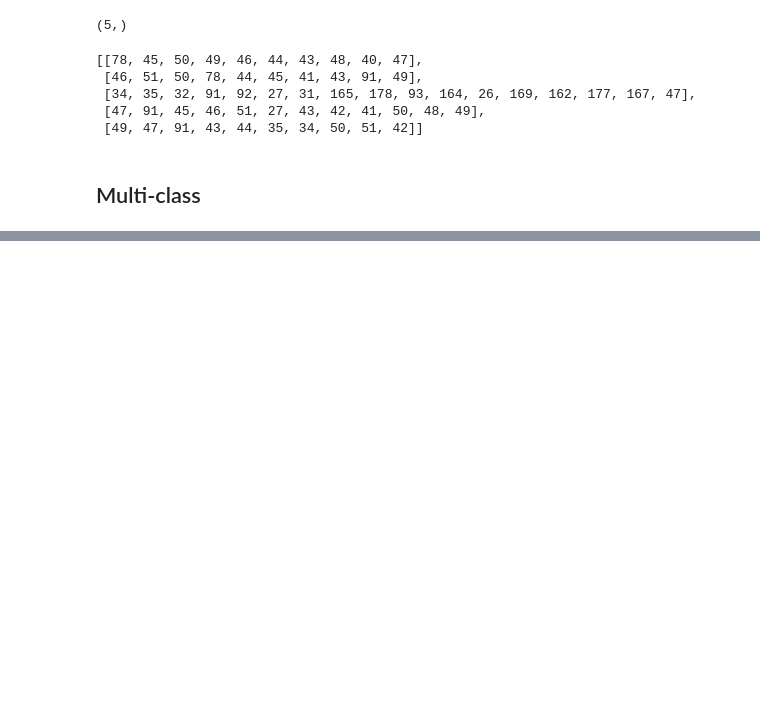
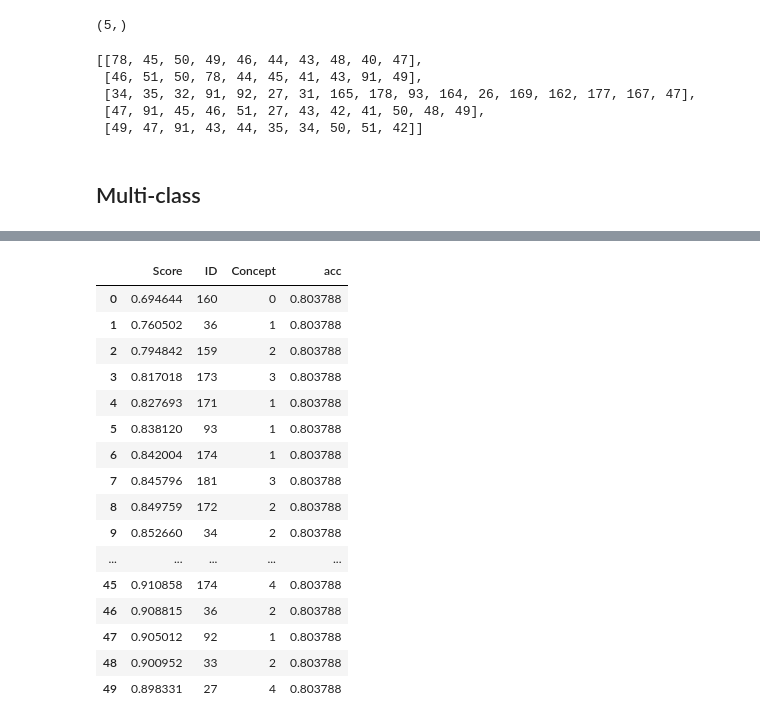
Before and after one commit to KevinArmbruster/optimal-summaries-public, a Jupyter notebook: vasopressor/explore_arabic_digits.ipynb, the cells around one changed output, grey strips where cells are left out. Cells and saved outputs as stored; diff of their text form; code cells hidden in the pictures; blank space fills up the shorter version.

```diff
--- a/vasopressor/explore_arabic_digits.ipynb
+++ b/vasopressor/explore_arabic_digits.ipynb
@@ -404,7 +410,7 @@ history_multiclass = []
 set_seed(random_seed)
 
 data, y_ohe, num_classes, weights = preprocess_data_multiclass(X, y)
-train_loader, val_loader, test_loader = initialize_data(1, data, y_ohe)
+train_loader, val_loader, test_loader = initialize_data(1, data, y_ohe, multiclass=True)
 
 input_dim = data.shape[2]
 changing_dim = X[0].shape[0]
@@ -419,18 +425,16 @@ for n_concepts in range(1,16):
     model = initializeModel(n_concepts, input_dim, changing_dim, ts_length, num_classes)
     model.fit(train_loader, val_loader, weights, model_path.format(n_concepts), 1000)
 
-    auc, acc = 0., 0.
     for batch_idx, (Xb, yb) in enumerate(test_loader):
         Xb, yb = Xb.to(device), yb.to(device)
-        preds = model.forward_probabilities(Xb)
+        probs = model.forward_probabilities(Xb)
 
-        auc += auroc_metric(preds, yb).item()
-        acc += accuracy_metric(preds, yb).item()
-
-        auc += auroc_metric(probs, model.argmax_to_preds(y_test)).item()
-        acc += accuracy_metric(model.argmax_to_preds(probs), model.argmax_to_preds(y_test)).item()
-    auc /= len(test_loader)
-    acc /= len(test_loader)
+        auc = auroc_metric(probs, yb).item()
+        acc = accuracy_metric(probs, yb).item()
+    auc = auroc_metric.compute().item()
+    acc = accuracy_metric.compute().item()
+    auroc_metric.reset()
+    accuracy_metric.reset()
 
     history = [n_concepts, model.val_losses[-1], auc, acc]
     history_multiclass.append(np.array(history))
@@ -467,6 +499,6 @@ plt.show()
 # %%
 # feature weights
-n_concepts = 6
+n_concepts = 5
 
 model = initializeModel(n_concepts, input_dim, changing_dim, ts_length, num_classes)
 model.fit(train_loader, val_loader, weights, model_path.format(n_concepts), 1000)
@@ -508,8 +551,8 @@ for c in range(n_concepts):
             break
 
     # if selects less than 10, choose 10 best
-    # if len(topkinds_conc) < 10:
-    #     topkinds_conc = np.argsort(-np.abs(feature_weights[c]))[:10].tolist()
+    if len(topkinds_conc) < 10:
+        topkinds_conc = np.argsort(-np.abs(feature_weights[c]))[:10].tolist()
 
     top_k_inds.append(topkinds_conc)
 
@@ -538,3 +605,22 @@ for c, _list in enumerate(top_k_inds):
 # %%
-best_aucs, best_auc_inds, best_auc_concepts = greedy_selection(auroc_metric, test_loader, top_k_inds, model)
+results = greedy_selection(auroc_metric, test_loader, top_k_inds, model, track_metrics={"acc": accuracy_metric})
+results
+# %% [output]
+|  | Score | ID | Concept | acc |
+| 0 | 0.694644 | 160 | 0 | 0.803788 |
+| 1 | 0.760502 | 36 | 1 | 0.803788 |
+| 2 | 0.794842 | 159 | 2 | 0.803788 |
+| 3 | 0.817018 | 173 | 3 | 0.803788 |
+| 4 | 0.827693 | 171 | 1 | 0.803788 |
+| 5 | 0.838120 | 93 | 1 | 0.803788 |
+| 6 | 0.842004 | 174 | 1 | 0.803788 |
+| 7 | 0.845796 | 181 | 3 | 0.803788 |
+| 8 | 0.849759 | 172 | 2 | 0.803788 |
+| 9 | 0.852660 | 34 | 2 | 0.803788 |
+| ... | ... | ... | ... | ... |
+| 45 | 0.910858 | 174 | 4 | 0.803788 |
+| 46 | 0.908815 | 36 | 2 | 0.803788 |
+| 47 | 0.905012 | 92 | 1 | 0.803788 |
+| 48 | 0.900952 | 33 | 2 | 0.803788 |
+| 49 | 0.898331 | 27 | 4 | 0.803788 |
 # %%
```
Also changed, not shown: parts of 16 cells of this notebook, 16 other files.
